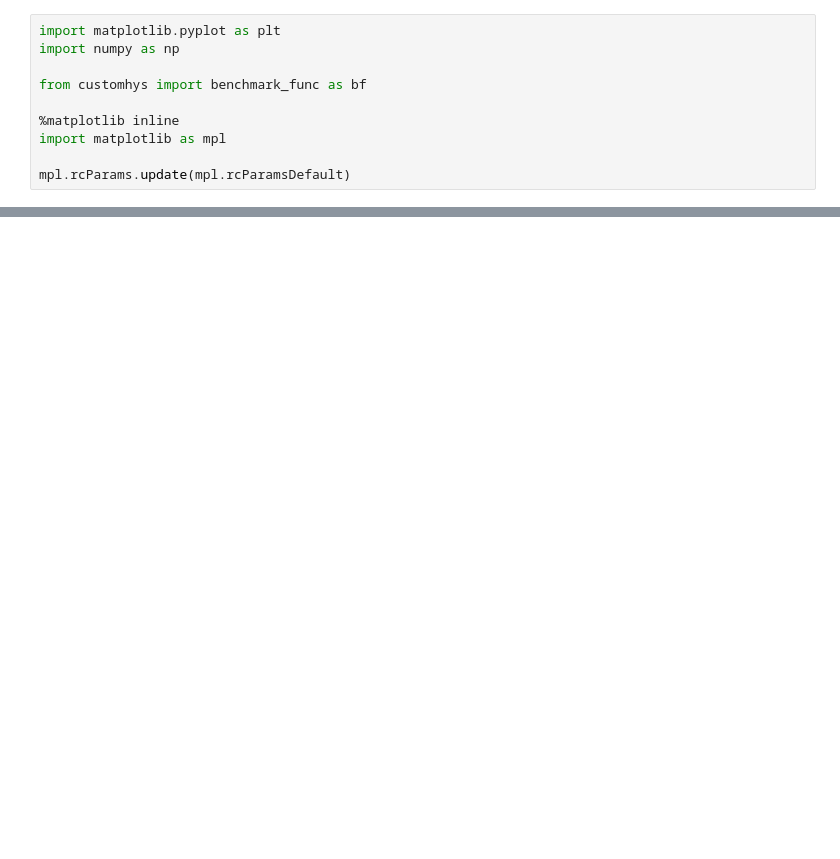
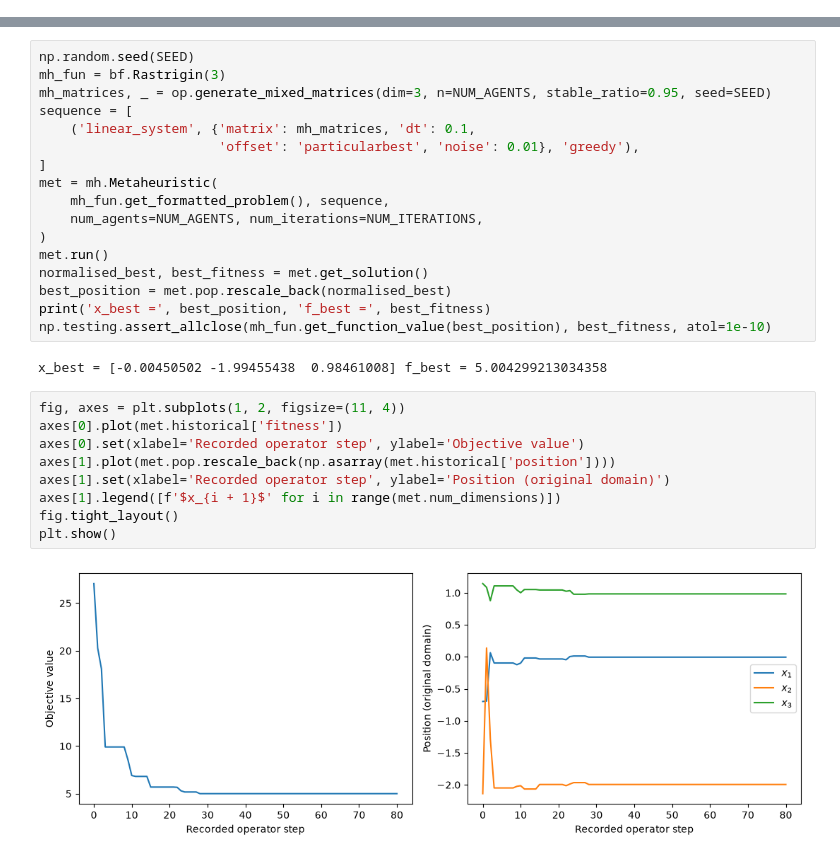
Before and after one commit to jcrvz/customhys, a Jupyter notebook: examples/quickTest.ipynb, the cells around one changed output, grey strips where cells are left out. Saved outputs shown, nothing was run; the diff lists cells and outputs as text; blank space fills up the shorter version.

```diff
--- a/examples/quickTest.ipynb
+++ b/examples/quickTest.ipynb
@@ -1,10 +0,0 @@
-# %%
-import matplotlib.pyplot as plt
-import numpy as np
-
-from customhys import benchmark_func as bf
-
-%matplotlib inline
-import matplotlib as mpl
-
-mpl.rcParams.update(mpl.rcParamsDefault)
@@ -555,0 +94,30 @@ for ii, _step in enumerate(steps):
+# %%
+np.random.seed(SEED)
+mh_fun = bf.Rastrigin(3)
+mh_matrices, _ = op.generate_mixed_matrices(dim=3, n=NUM_AGENTS, stable_ratio=0.95, seed=SEED)
+sequence = [
+    ('linear_system', {'matrix': mh_matrices, 'dt': 0.1,
+                       'offset': 'particularbest', 'noise': 0.01}, 'greedy'),
+]
+met = mh.Metaheuristic(
+    mh_fun.get_formatted_problem(), sequence,
+    num_agents=NUM_AGENTS, num_iterations=NUM_ITERATIONS,
+)
+met.run()
+normalised_best, best_fitness = met.get_solution()
+best_position = met.pop.rescale_back(normalised_best)
+print('x_best =', best_position, 'f_best =', best_fitness)
+np.testing.assert_allclose(mh_fun.get_function_value(best_position), best_fitness, atol=1e-10)
+# %% [output]
+x_best = [-0.00450502 -1.99455438  0.98461008] f_best = 5.004299213034358
+# %%
+fig, axes = plt.subplots(1, 2, figsize=(11, 4))
+axes[0].plot(met.historical['fitness'])
+axes[0].set(xlabel='Recorded operator step', ylabel='Objective value')
+axes[1].plot(met.pop.rescale_back(np.asarray(met.historical['position'])))
+axes[1].set(xlabel='Recorded operator step', ylabel='Position (original domain)')
+axes[1].legend([f'$x_{i + 1}$' for i in range(met.num_dimensions)])
+fig.tight_layout()
+plt.show()
+# %% [output]
+[figure, added]
```
Also changed, not shown: parts of 61 cells of this notebook, 7 other files.
